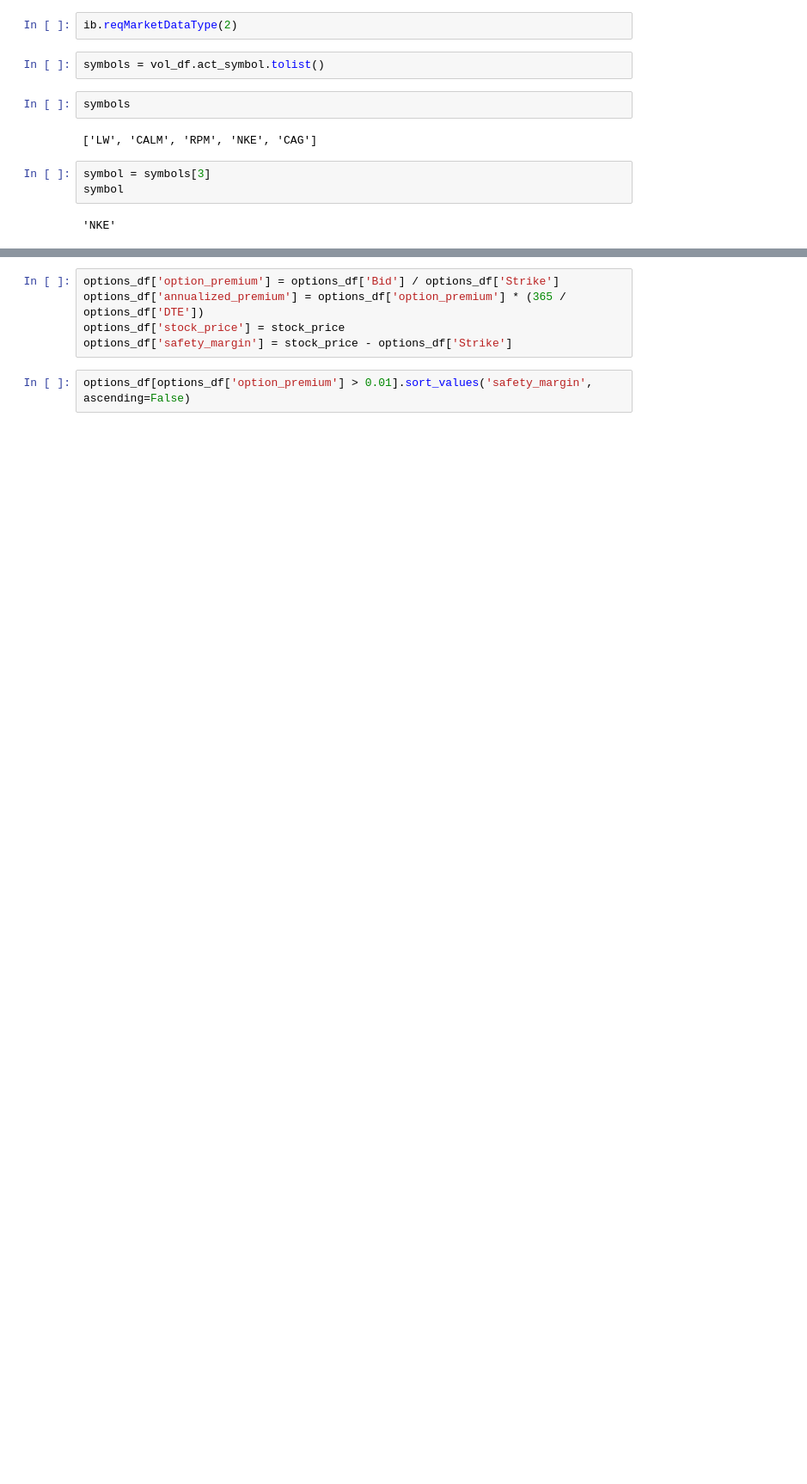
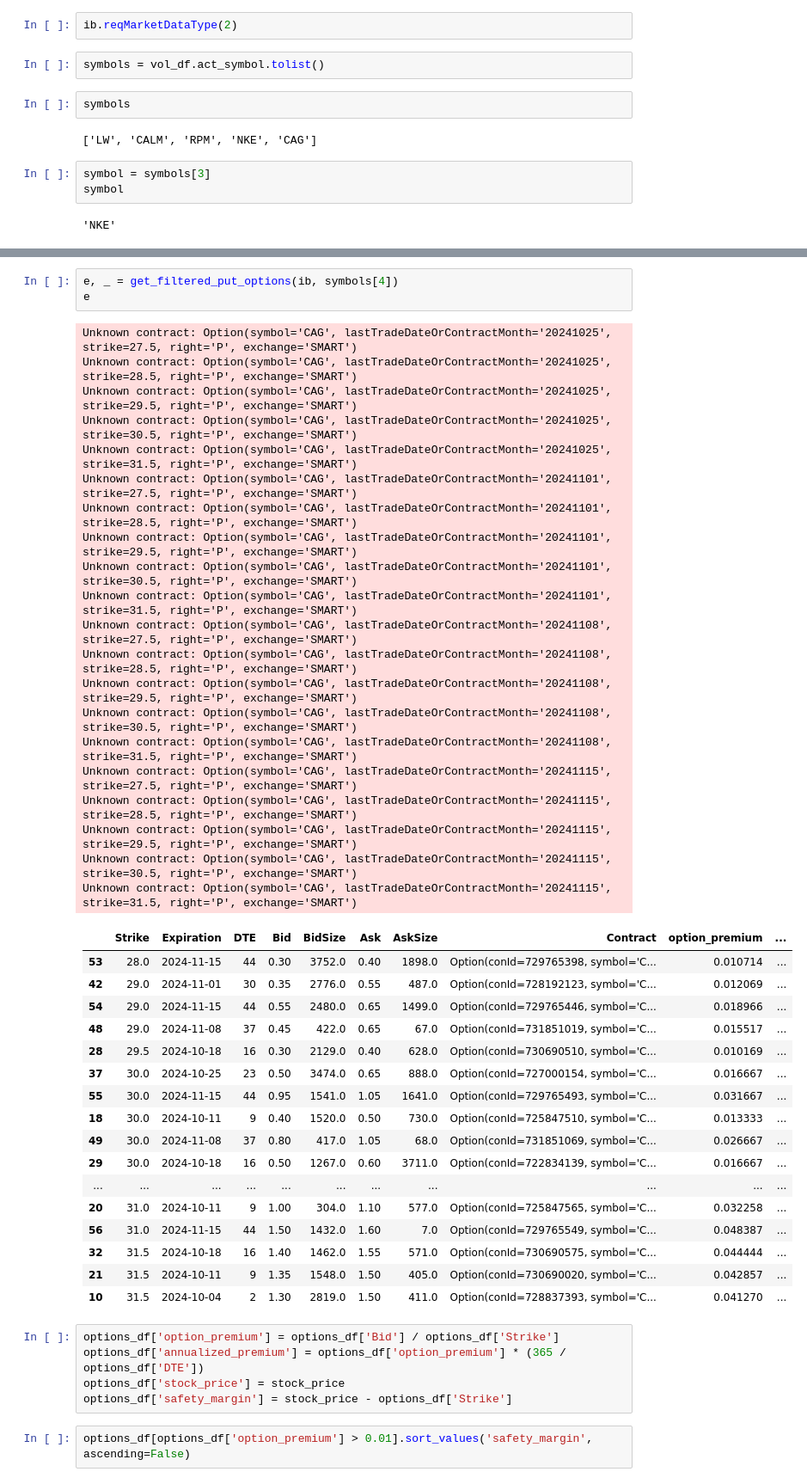
Before and after one commit to lowQuant/IB-Multi-Strategy-ATS, a Jupyter notebook: data_and_research/notebooks/options.ipynb, the cells around one changed output, grey strips where cells are left out. Shown: that part at 86% size. Drawn from its saved outputs; the diff is of its cells as text; blank space fills up the shorter version.

```diff
--- a/data_and_research/notebooks/options.ipynb
+++ b/data_and_research/notebooks/options.ipynb
@@ -370,3 +599,44 @@ Unknown contract: Option(symbol='NKE', lastTradeDateOrContractMonth='20241115',
+# %%
+e, _ = get_filtered_put_options(ib, symbols[4])
+e
+# %% [output]
+Unknown contract: Option(symbol='CAG', lastTradeDateOrContractMonth='20241025', strike=27.5, right='P', exchange='SMART')
+Unknown contract: Option(symbol='CAG', lastTradeDateOrContractMonth='20241025', strike=28.5, right='P', exchange='SMART')
+Unknown contract: Option(symbol='CAG', lastTradeDateOrContractMonth='20241025', strike=29.5, right='P', exchange='SMART')
+Unknown contract: Option(symbol='CAG', lastTradeDateOrContractMonth='20241025', strike=30.5, right='P', exchange='SMART')
+Unknown contract: Option(symbol='CAG', lastTradeDateOrContractMonth='20241025', strike=31.5, right='P', exchange='SMART')
+Unknown contract: Option(symbol='CAG', lastTradeDateOrContractMonth='20241101', strike=27.5, right='P', exchange='SMART')
+Unknown contract: Option(symbol='CAG', lastTradeDateOrContractMonth='20241101', strike=28.5, right='P', exchange='SMART')
+Unknown contract: Option(symbol='CAG', lastTradeDateOrContractMonth='20241101', strike=29.5, right='P', exchange='SMART')
+Unknown contract: Option(symbol='CAG', lastTradeDateOrContractMonth='20241101', strike=30.5, right='P', exchange='SMART')
+Unknown contract: Option(symbol='CAG', lastTradeDateOrContractMonth='20241101', strike=31.5, right='P', exchange='SMART')
+Unknown contract: Option(symbol='CAG', lastTradeDateOrContractMonth='20241108', strike=27.5, right='P', exchange='SMART')
+Unknown contract: Option(symbol='CAG', lastTradeDateOrContractMonth='20241108', strike=28.5, right='P', exchange='SMART')
+Unknown contract: Option(symbol='CAG', lastTradeDateOrContractMonth='20241108', strike=29.5, right='P', exchange='SMART')
+Unknown contract: Option(symbol='CAG', lastTradeDateOrContractMonth='20241108', strike=30.5, right='P', exchange='SMART')
+Unknown contract: Option(symbol='CAG', lastTradeDateOrContractMonth='20241108', strike=31.5, right='P', exchange='SMART')
+Unknown contract: Option(symbol='CAG', lastTradeDateOrContractMonth='20241115', strike=27.5, right='P', exchange='SMART')
+Unknown contract: Option(symbol='CAG', lastTradeDateOrContractMonth='20241115', strike=28.5, right='P', exchange='SMART')
+Unknown contract: Option(symbol='CAG', lastTradeDateOrContractMonth='20241115', strike=29.5, right='P', exchange='SMART')
+Unknown contract: Option(symbol='CAG', lastTradeDateOrContractMonth='20241115', strike=30.5, right='P', exchange='SMART')
+Unknown contract: Option(symbol='CAG', lastTradeDateOrContractMonth='20241115', strike=31.5, right='P', exchange='SMART')
+|  | Strike | Expiration | DTE | Bid | BidSize | Ask | AskSize | Contract | option_premium | ... |
+| 53 | 28.0 | 2024-11-15 | 44 | 0.30 | 3752.0 | 0.40 | 1898.0 | Option(conId=729765398, symbol='C... | 0.010714 | ... |
+| 42 | 29.0 | 2024-11-01 | 30 | 0.35 | 2776.0 | 0.55 | 487.0 | Option(conId=728192123, symbol='C... | 0.012069 | ... |
+| 54 | 29.0 | 2024-11-15 | 44 | 0.55 | 2480.0 | 0.65 | 1499.0 | Option(conId=729765446, symbol='C... | 0.018966 | ... |
+| 48 | 29.0 | 2024-11-08 | 37 | 0.45 | 422.0 | 0.65 | 67.0 | Option(conId=731851019, symbol='C... | 0.015517 | ... |
+| 28 | 29.5 | 2024-10-18 | 16 | 0.30 | 2129.0 | 0.40 | 628.0 | Option(conId=730690510, symbol='C... | 0.010169 | ... |
+| 37 | 30.0 | 2024-10-25 | 23 | 0.50 | 3474.0 | 0.65 | 888.0 | Option(conId=727000154, symbol='C... | 0.016667 | ... |
+| 55 | 30.0 | 2024-11-15 | 44 | 0.95 | 1541.0 | 1.05 | 1641.0 | Option(conId=729765493, symbol='C... | 0.031667 | ... |
+| 18 | 30.0 | 2024-10-11 | 9 | 0.40 | 1520.0 | 0.50 | 730.0 | Option(conId=725847510, symbol='C... | 0.013333 | ... |
+| 49 | 30.0 | 2024-11-08 | 37 | 0.80 | 417.0 | 1.05 | 68.0 | Option(conId=731851069, symbol='C... | 0.026667 | ... |
+| 29 | 30.0 | 2024-10-18 | 16 | 0.50 | 1267.0 | 0.60 | 3711.0 | Option(conId=722834139, symbol='C... | 0.016667 | ... |
+| ... | ... | ... | ... | ... | ... | ... | ... | ... | ... | ... |
+| 20 | 31.0 | 2024-10-11 | 9 | 1.00 | 304.0 | 1.10 | 577.0 | Option(conId=725847565, symbol='C... | 0.032258 | ... |
+| 56 | 31.0 | 2024-11-15 | 44 | 1.50 | 1432.0 | 1.60 | 7.0 | Option(conId=729765549, symbol='C... | 0.048387 | ... |
+| 32 | 31.5 | 2024-10-18 | 16 | 1.40 | 1462.0 | 1.55 | 571.0 | Option(conId=730690575, symbol='C... | 0.044444 | ... |
+| 21 | 31.5 | 2024-10-11 | 9 | 1.35 | 1548.0 | 1.50 | 405.0 | Option(conId=730690020, symbol='C... | 0.042857 | ... |
+| 10 | 31.5 | 2024-10-04 | 2 | 1.30 | 2819.0 | 1.50 | 411.0 | Option(conId=728837393, symbol='C... | 0.041270 | ... |
 # %%
 options_df['option_premium'] = options_df['Bid'] / options_df['Strike']
 options_df['annualized_premium'] = options_df['option_premium'] * (365 / options_df['DTE'])
```
Also changed, not shown: parts of 18 cells of this notebook.
